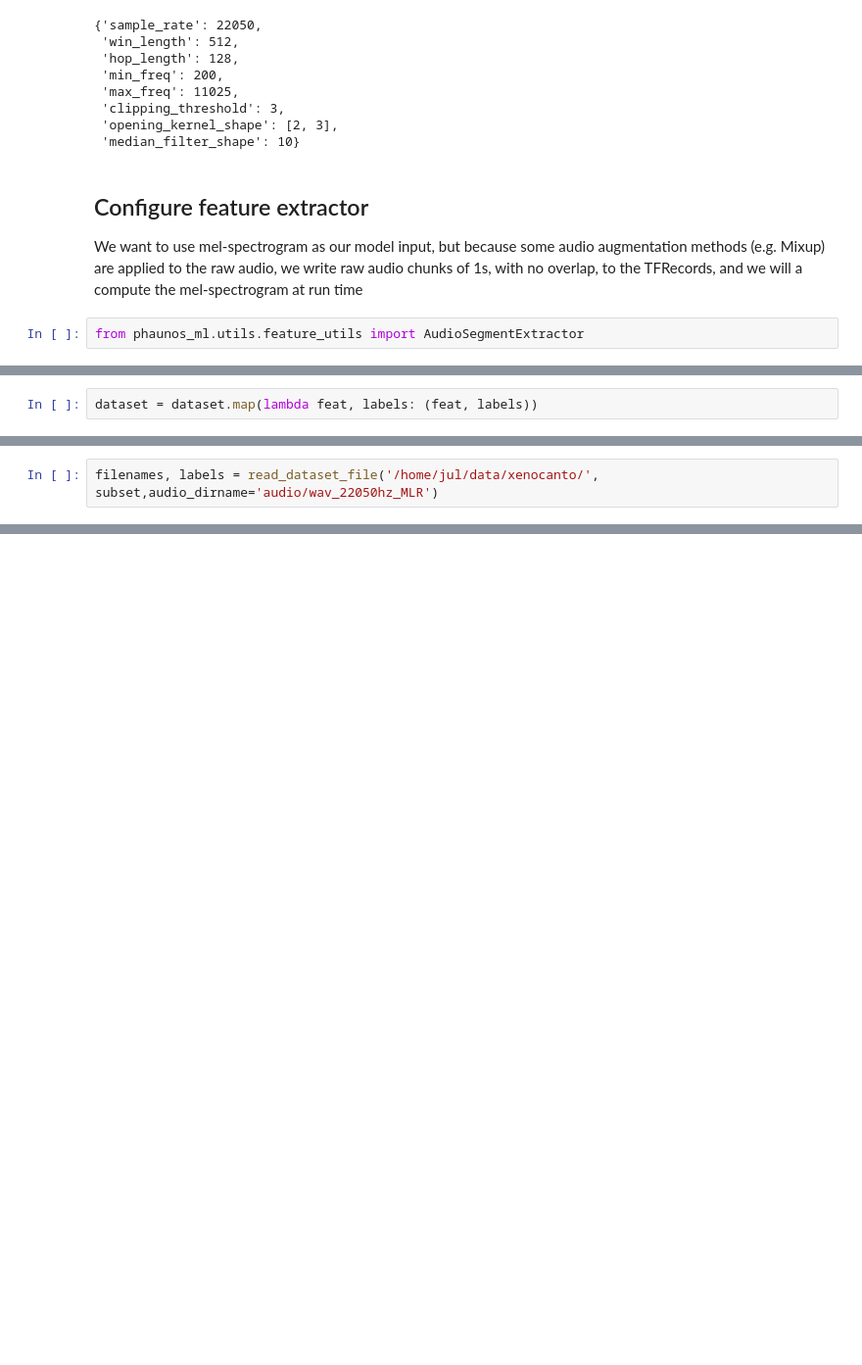
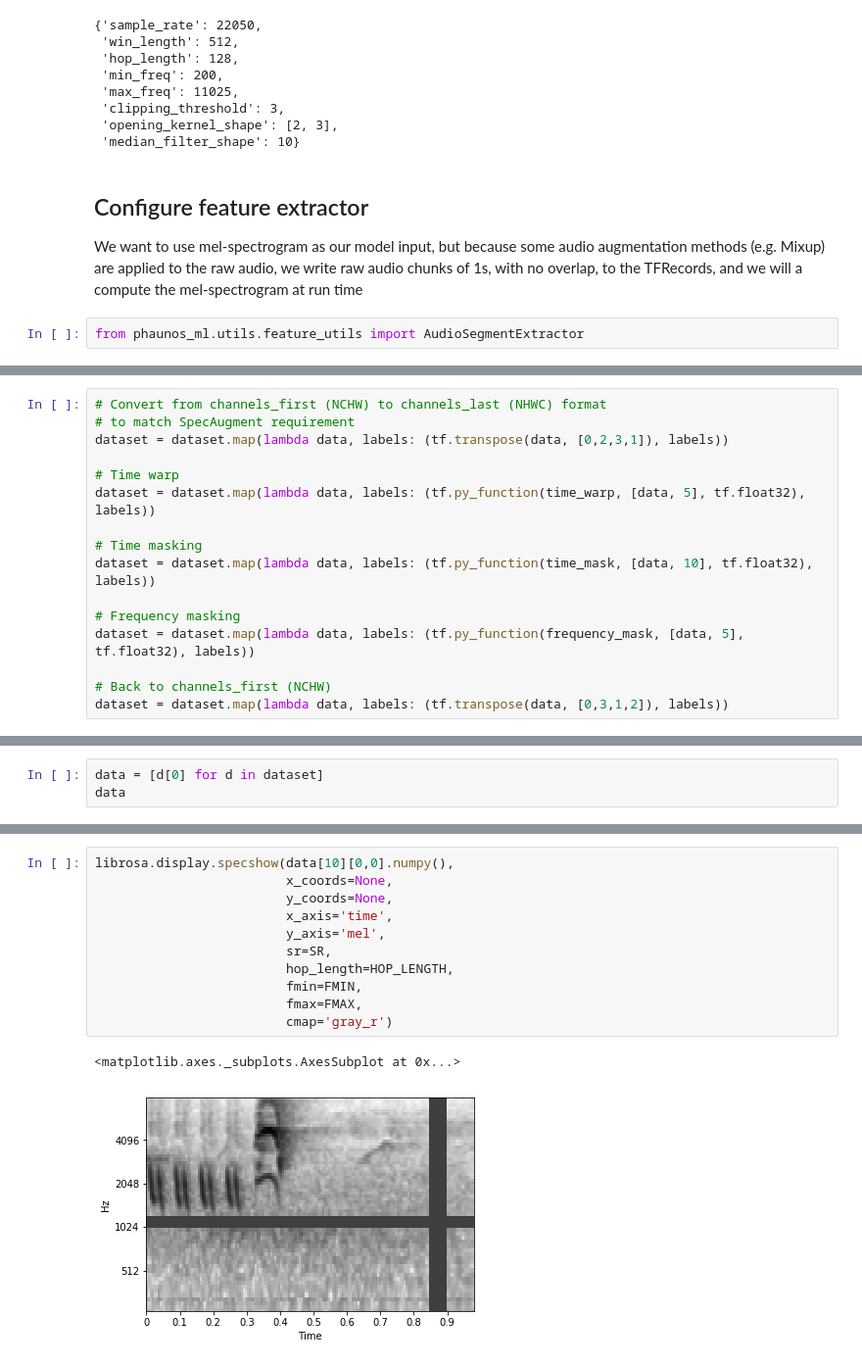
Before and after one commit to phaunos/phaunos_ml, a Jupyter notebook: notebooks/test_pipeline.ipynb, the cells around one changed output, grey strips where cells are left out. Shown at 98% size. Saved outputs shown, nothing was run; the diff lists cells and outputs as text; blank space fills up the shorter version.

Commit message:
Show complete data pipeline example in notebook.

```diff
--- a/notebooks/test_pipeline.ipynb
+++ b/notebooks/test_pipeline.ipynb
@@ -238,2 +257,0 @@ dataset_aug = dataset_aug.map(lambda x: serialized2data(x, audio_ex.feature_shap
-# %%
-dataset = dataset.map(lambda feat, labels: (feat, labels))
@@ -250,2 +257,0 @@ from phaunos_ml.utils.dataset_utils import read_dataset_file, split_dataset
-# %%
-filenames, labels = read_dataset_file('/home/jul/data/xenocanto/', subset,audio_dirname='audio/wav_22050hz_MLR')
@@ -327,0 +260,16 @@ dataset_stat_per_example('/home/jul/data/xenocanto/',
+# %%
+# Convert from channels_first (NCHW) to channels_last (NHWC) format
+# to match SpecAugment requirement
+dataset = dataset.map(lambda data, labels: (tf.transpose(data, [0,2,3,1]), labels))
+
+# Time warp
+dataset = dataset.map(lambda data, labels: (tf.py_function(time_warp, [data, 5], tf.float32), labels))
+
+# Time masking
+dataset = dataset.map(lambda data, labels: (tf.py_function(time_mask, [data, 10], tf.float32), labels))
+
+# Frequency masking
+dataset = dataset.map(lambda data, labels: (tf.py_function(frequency_mask, [data, 5], tf.float32), labels))
+
+# Back to channels_first (NCHW)
+dataset = dataset.map(lambda data, labels: (tf.transpose(data, [0,3,1,2]), labels))
@@ -327,0 +280,3 @@ dataset_stat_per_example('/home/jul/data/xenocanto/',
+# %%
+data = [d[0] for d in dataset]
+data
@@ -327,0 +335,14 @@ dataset_stat_per_example('/home/jul/data/xenocanto/',
+# %%
+librosa.display.specshow(data[10][0,0].numpy(),
+                         x_coords=None,
+                         y_coords=None,
+                         x_axis='time',
+                         y_axis='mel',
+                         sr=SR,
+                         hop_length=HOP_LENGTH,
+                         fmin=FMIN,
+                         fmax=FMAX,
+                         cmap='gray_r')
+# %% [output]
+<matplotlib.axes._subplots.AxesSubplot at 0x...>
+[figure, added]
```
Also changed, not shown: parts of 76 cells of this notebook, 19 other files.
